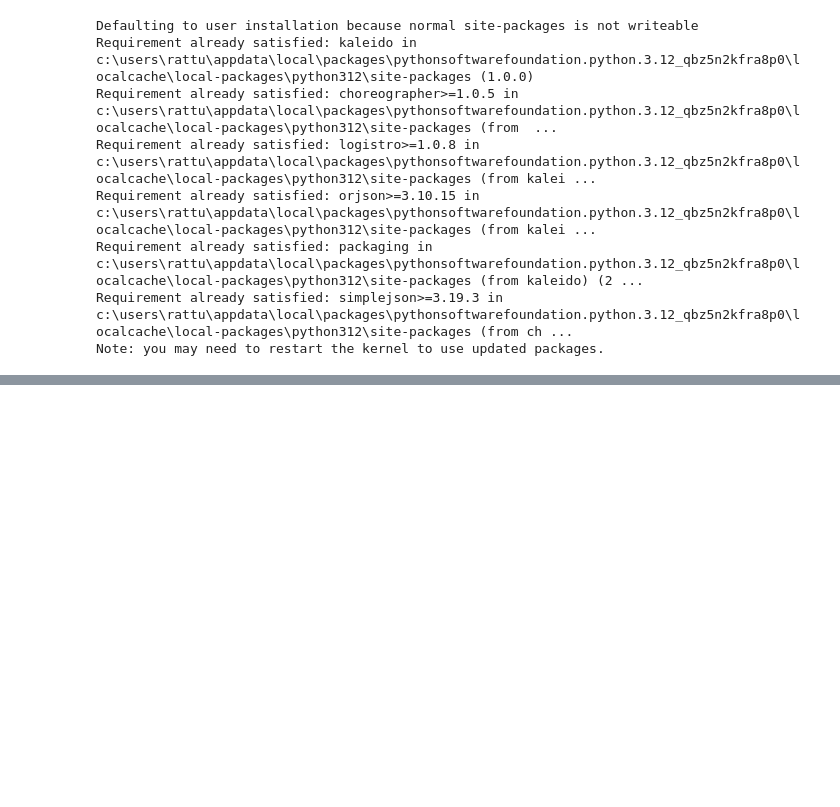
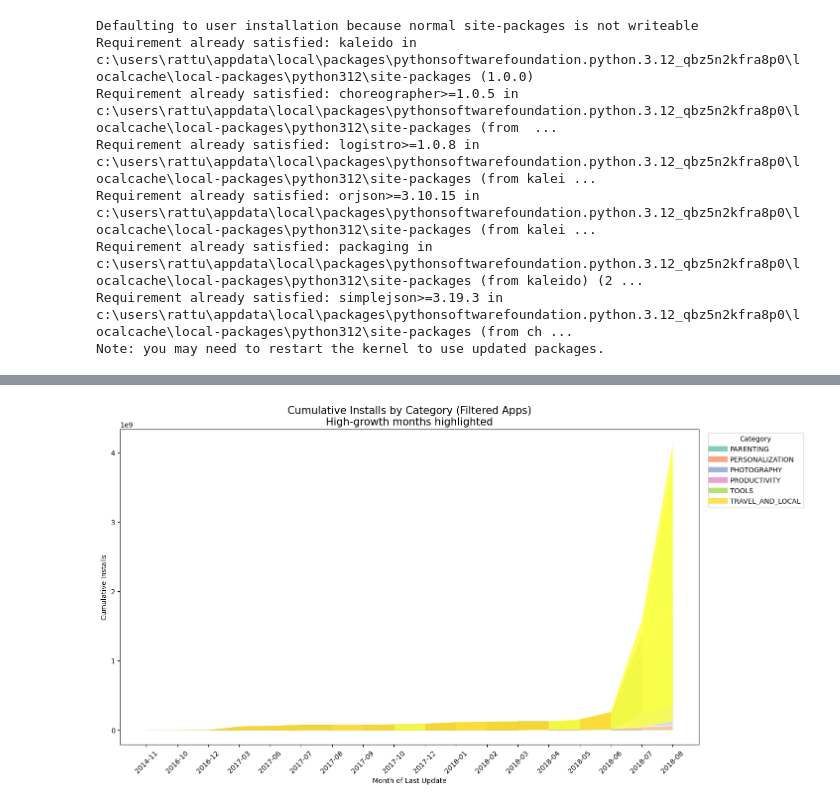
Before and after one commit to mithileshkumarrattu/NULLCLASS-INTERNSHIP, a Jupyter notebook: Tasks.ipynb, the cells around one changed output, grey strips where cells are left out. Cells and saved outputs as stored; diff of their text form; code cells hidden in the pictures; blank space fills up the shorter version.

```diff
--- a/Tasks.ipynb
+++ b/Tasks.ipynb
@@ -711,7 +731,7 @@ def stacked_area_chart_dashboard(apps_df, parent_frame):
     # --- Time gating logic (IST aware) ---
     tz = pytz.timezone('Asia/Kolkata')
     now = datetime.now(tz)
-    if not (16 <= now.hour < 18):
+    if not (16 <= now.hour < 21):
         for widget in parent_frame.winfo_children():
             widget.destroy()
         label = tk.Label(
@@ -819,30 +839,32 @@ def stacked_area_chart_dashboard(apps_df, parent_frame):
     ax.set_xticklabels([str(period) for period in cum_installs.index], rotation=45)
     fig.tight_layout()
 
     for widget in parent_frame.winfo_children():
         widget.destroy()
     canvas = FigureCanvasTkAgg(fig, master=parent_frame)
     canvas.draw()
     canvas.get_tk_widget().pack(expand=True, fill="both")
 
 # --- Main Tkinter dashboard template
 class AppDashboard(tk.Tk):
     def __init__(self, apps_df):
         super().__init__()
         self.title("Stacked Area Chart: Cumulative Installs Over Time by Category")
         self.geometry("1280x720")
         self.configure(bg="white")
 
         main_frame = ttk.Frame(self, padding="10")
         main_frame.pack(fill=tk.BOTH, expand=True)
 
         chart_frame = ttk.Frame(main_frame)
         chart_frame.pack(fill=tk.BOTH, expand=True)
 
         # Draw the chart (with time gating logic inside)
         stacked_area_chart_dashboard(apps_df, chart_frame)
 
 if __name__ == "__main__":
     df = pd.read_csv('Play-Store-Data.csv')
     app = AppDashboard(df)
     app.mainloop()
+# %% [output]
+[figure, added]
```
Also changed, not shown: parts of 5 cells of this notebook.
